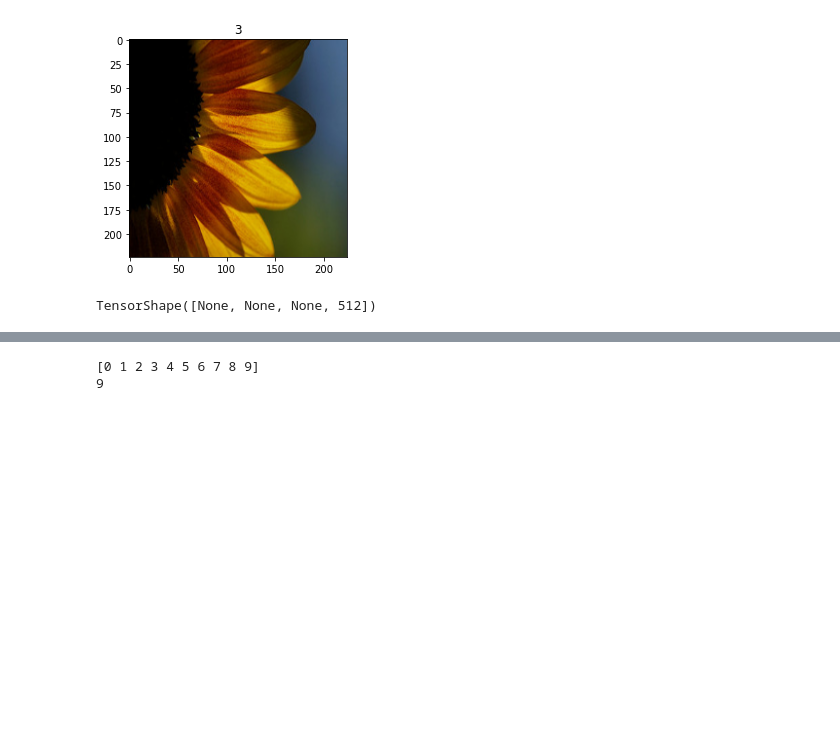
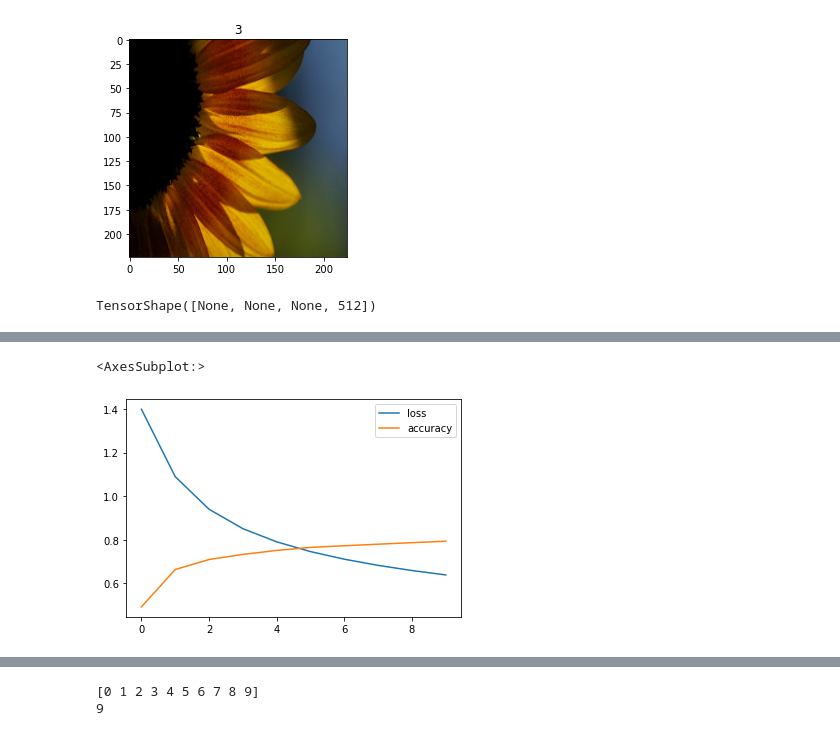
Before and after one commit to dtrad/chatGPTcodes, a Jupyter notebook: vgg16ex.ipynb, the cells around one changed output, grey strips where cells are left out. Cells and saved outputs as stored; diff of their text form; code cells hidden in the pictures; blank space fills up the shorter version.

```diff
--- a/vgg16ex.ipynb
+++ b/vgg16ex.ipynb
@@ -177,4 +198,4 @@ avg = tf.keras.layers.GlobalAveragePooling2D()(base_model.output)
 output = tf.keras.layers.Dense(5, activation="softmax")(avg)
 model = tf.keras.models.Model(inputs=base_model.input, outputs=output)
 # %%
-model.compile(optimizer='adam', loss='categorical_crossentropy', metrics=['accuracy'])
+model.compile(optimizer='adam', loss='sparse_categorical_crossentropy', metrics=['accuracy'])
@@ -181,4 +216,4 @@ model.compile(optimizer='adam', loss='categorical_crossentropy', metrics=['accur
 # %%
 train = resized_dataset.batch(32).prefetch(1)
-# this does not work, trying to figure it out
-# model.fit(train, epochs=2)
+# notice that the loss has to be "sparse_categorical_crossentropy" for this to work
+history1=model.fit(train, epochs=10)
@@ -184,0 +241,7 @@ train = resized_dataset.batch(32).prefetch(1)
+# %%
+import pandas as pd
+hist1=pd.DataFrame(history1.history)
+hist1.plot()
+# %% [output]
+<AxesSubplot:>
+[figure, added]
```
Also changed, not shown: parts of 21 cells of this notebook.
